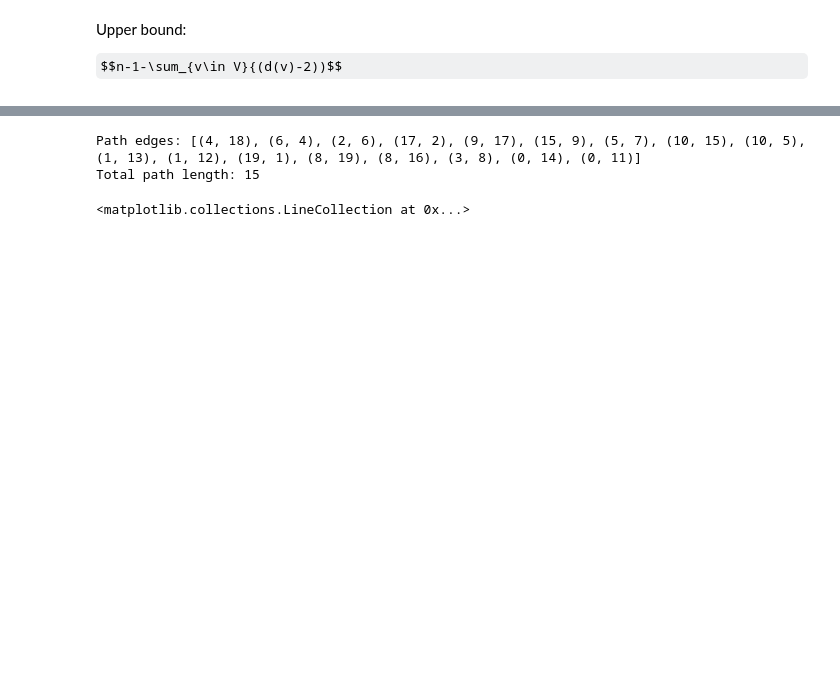
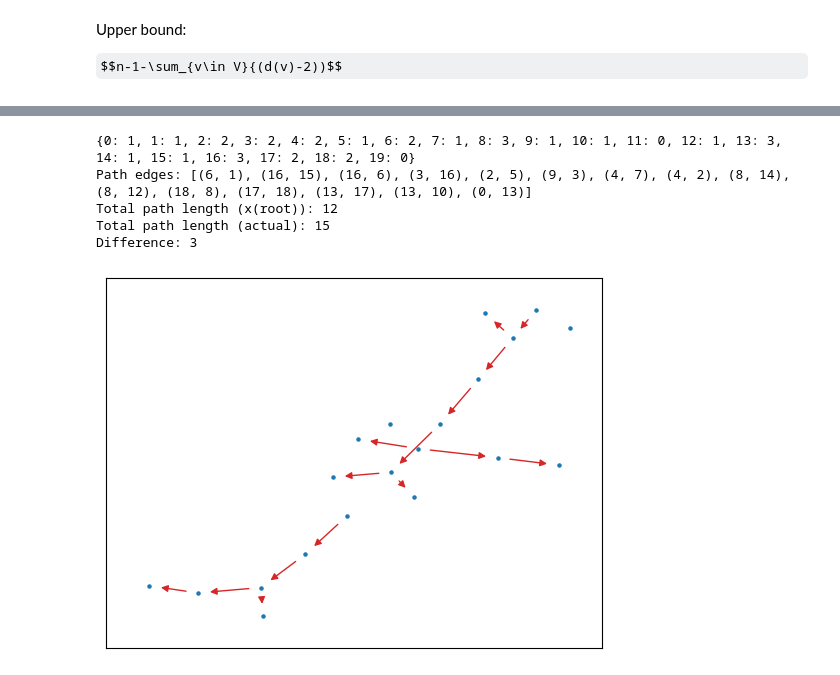
Before and after one commit to JulesGB/MeanFieldLastPassagePercolation, a Jupyter notebook: tree_cover.ipynb, the cells around one changed output, grey strips where cells are left out. Cells and saved outputs as stored; diff of their text form; code cells hidden in the pictures; some formulas as TeX source; blank space fills up the shorter version.

```diff
--- a/tree_cover.ipynb
+++ b/tree_cover.ipynb
@@ -45,8 +52,9 @@ nx.draw_networkx(ones_tree, pos=ones_layout)
 # %%
-ones_path = util.path_cover(ones_tree)
-nx.draw_networkx_nodes(ones_tree, pos=ones_layout)
-nx.draw_networkx_edges(ones_tree, pos=ones_layout, edgelist=ones_path, edge_color="tab:red")
+draw_path_cover(ones_tree, ones_layout)
 # %% [output]
-Path edges: [(4, 18), (6, 4), (2, 6), (17, 2), (9, 17), (15, 9), (5, 7), (10, 15), (10, 5), (1, 13), (1, 12), (19, 1), (8, 19), (8, 16), (3, 8), (0, 14), (0, 11)]
-Total path length: 15
+{0: 1, 1: 1, 2: 2, 3: 2, 4: 2, 5: 1, 6: 2, 7: 1, 8: 3, 9: 1, 10: 1, 11: 0, 12: 1, 13: 3, 14: 1, 15: 1, 16: 3, 17: 2, 18: 2, 19: 0}
+Path edges: [(6, 1), (16, 15), (16, 6), (3, 16), (2, 5), (9, 3), (4, 7), (4, 2), (8, 14), (8, 12), (18, 8), (17, 18), (13, 17), (13, 10), (0, 13)]
+Total path length (x(root)): 12
+Total path length (actual): 15
+Difference: 3
-<matplotlib.collections.LineCollection at 0x...>
+[figure, added]
```
Also changed, not shown: parts of 5 cells of this notebook, 1 other file.
